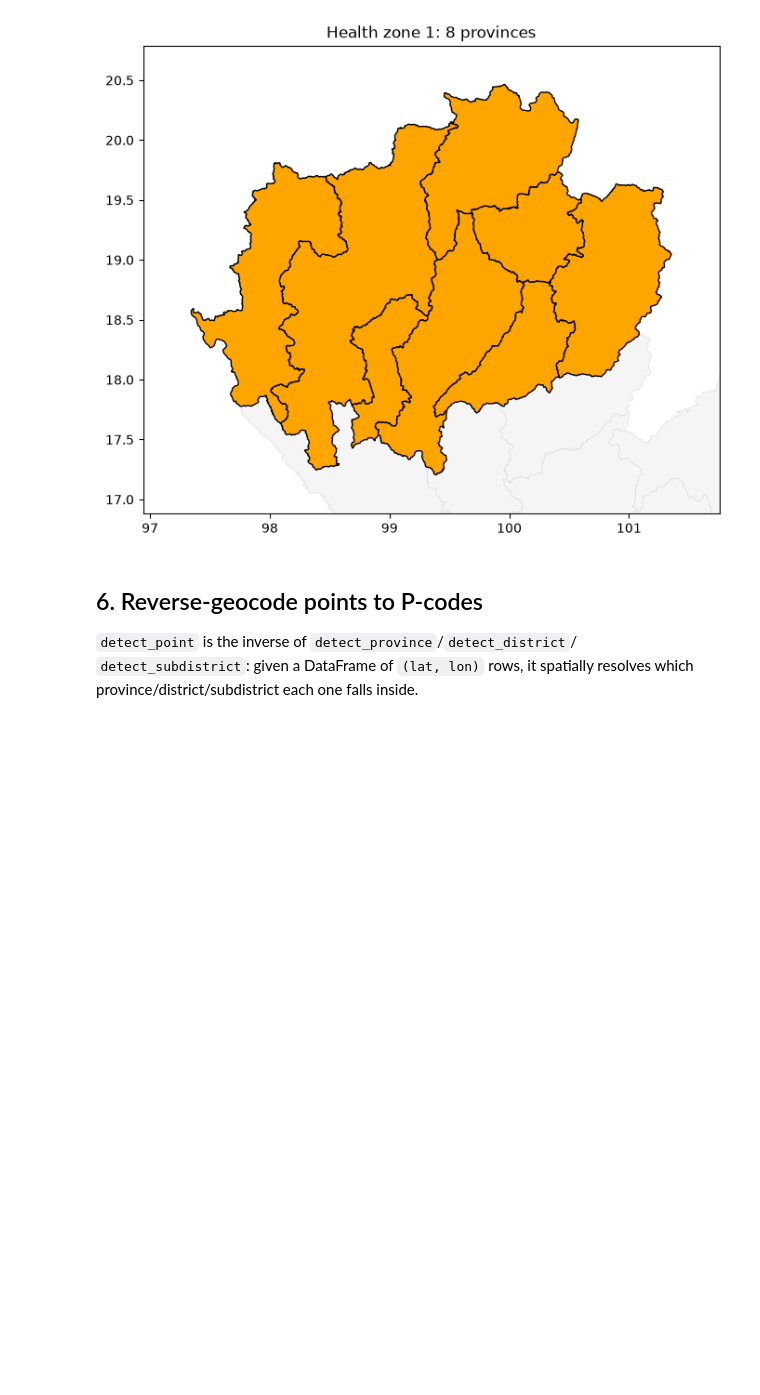
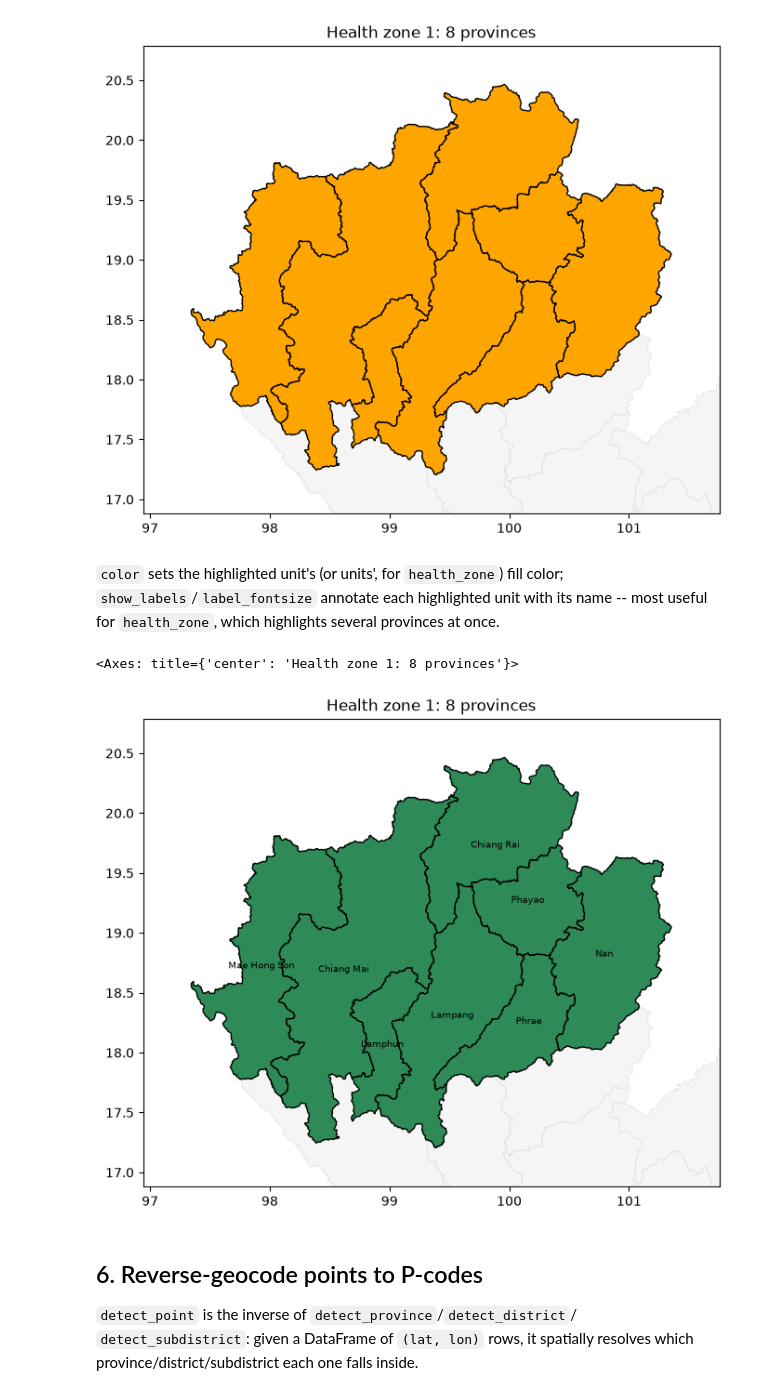
Before and after one commit to nongwarodom/spatialdetection, a Jupyter notebook: notebooks/quickstart.ipynb, the cells around one changed output. Saved outputs shown, nothing was run; the diff lists cells and outputs as text; code cells hidden in the pictures; blank space fills up the shorter version.

```diff
--- a/notebooks/quickstart.ipynb
+++ b/notebooks/quickstart.ipynb
@@ -137,6 +137,15 @@ plot_level_map(health_zone=1)  # zone 1: 8 northern provinces, incl. Chiang Rai
 # %% [output]
 <Axes: title={'center': 'Health zone 1: 8 provinces'}>
 [figure]
+# %% [markdown]
+`color` sets the highlighted unit's (or units', for `health_zone`) fill color;
+`show_labels`/`label_fontsize` annotate each highlighted unit with its name --
+most useful for `health_zone`, which highlights several provinces at once.
+# %%
+plot_level_map(health_zone=1, color="seagreen", show_labels=True, label_fontsize=7)
+# %% [output]
+<Axes: title={'center': 'Health zone 1: 8 provinces'}>
+[figure, added]
 # %% [markdown]
 ## 6. Reverse-geocode points to P-codes
 
```
Also changed, not shown: parts of 3 cells of this notebook, 1 other file.
